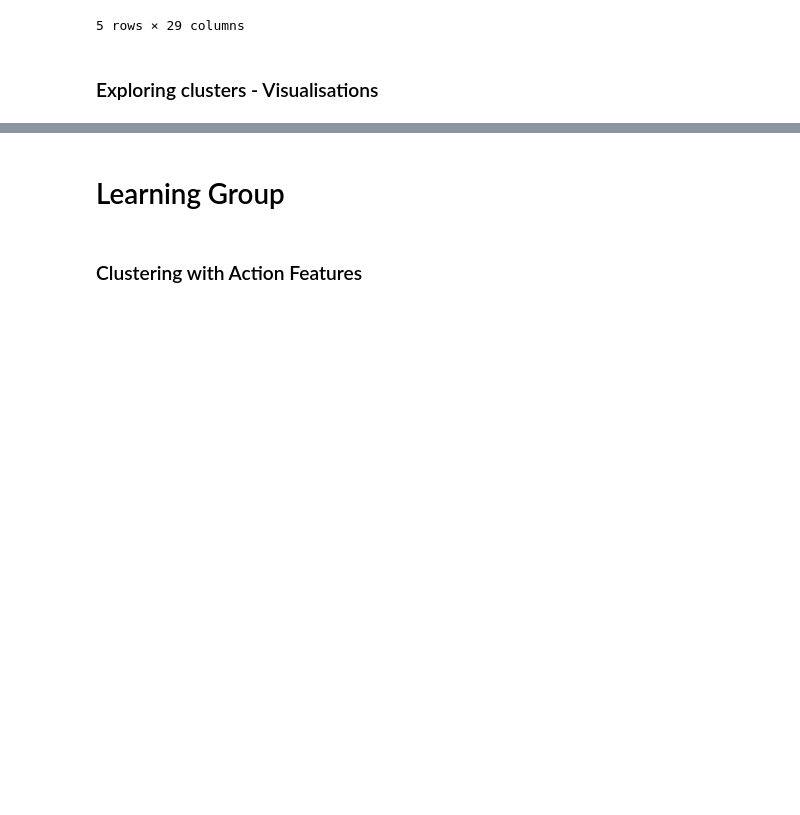
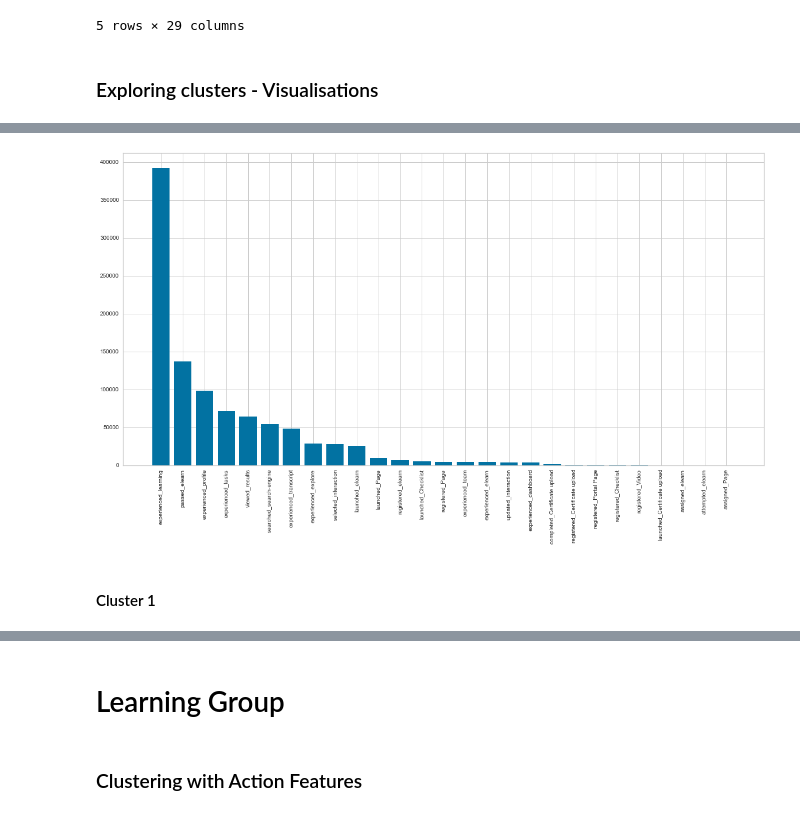
Before and after one commit to Wanghaoyin/ilab2-Team2-Coles, a Jupyter notebook: ilab2_Jean_new_starter_modelling.ipynb, the cells around one changed output, grey strips where cells are left out. Saved outputs shown, nothing was run; the diff lists cells and outputs as text; code cells hidden in the pictures; blank space fills up the shorter version.

```diff
--- a/ilab2_Jean_new_starter_modelling.ipynb
+++ b/ilab2_Jean_new_starter_modelling.ipynb
@@ -666,0 +668,6 @@ df_nsae_cat_c4 = df_nsae_cat[df_nsae_cat['cluster'] == 4]
+# %%
+df_nsae_cat_c0_vis = df_nsae_cat_c0.drop(columns=['actorId', 'cluster'])
+df_exploring_c0_action = df_nsae_cat_c0_vis.sum(axis=0)
+df_exploring_c0_action = df_exploring_c0_action.to_frame(name = "Count of Action")
+df_exploring_c0_action = df_exploring_c0_action.sort_values('Count of Action', ascending=False)
+df_exploring_c0_action.head()
@@ -666,0 +681,9 @@ df_nsae_cat_c4 = df_nsae_cat[df_nsae_cat['cluster'] == 4]
+# %%
+fig, ax = plt.subplots(figsize = (20,10))
+ax.bar(df_exploring_c0_action.index, df_exploring_c0_action['Count of Action'])
+ax.set_xticklabels(df_exploring_c0_action.index, rotation = 90)
+plt.show()
+# %% [output]
+[figure, added]
+# %% [markdown]
+#### Cluster 1
```
Also changed, not shown: parts of 44 cells of this notebook.
